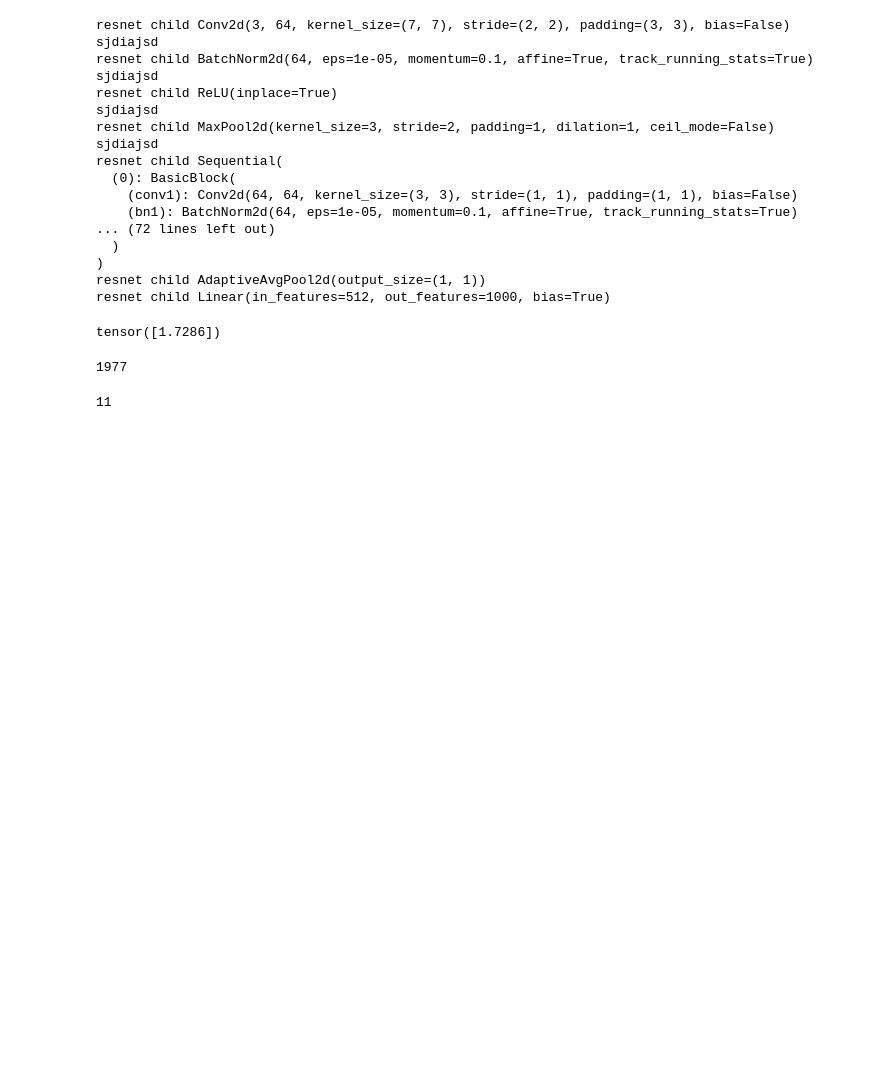
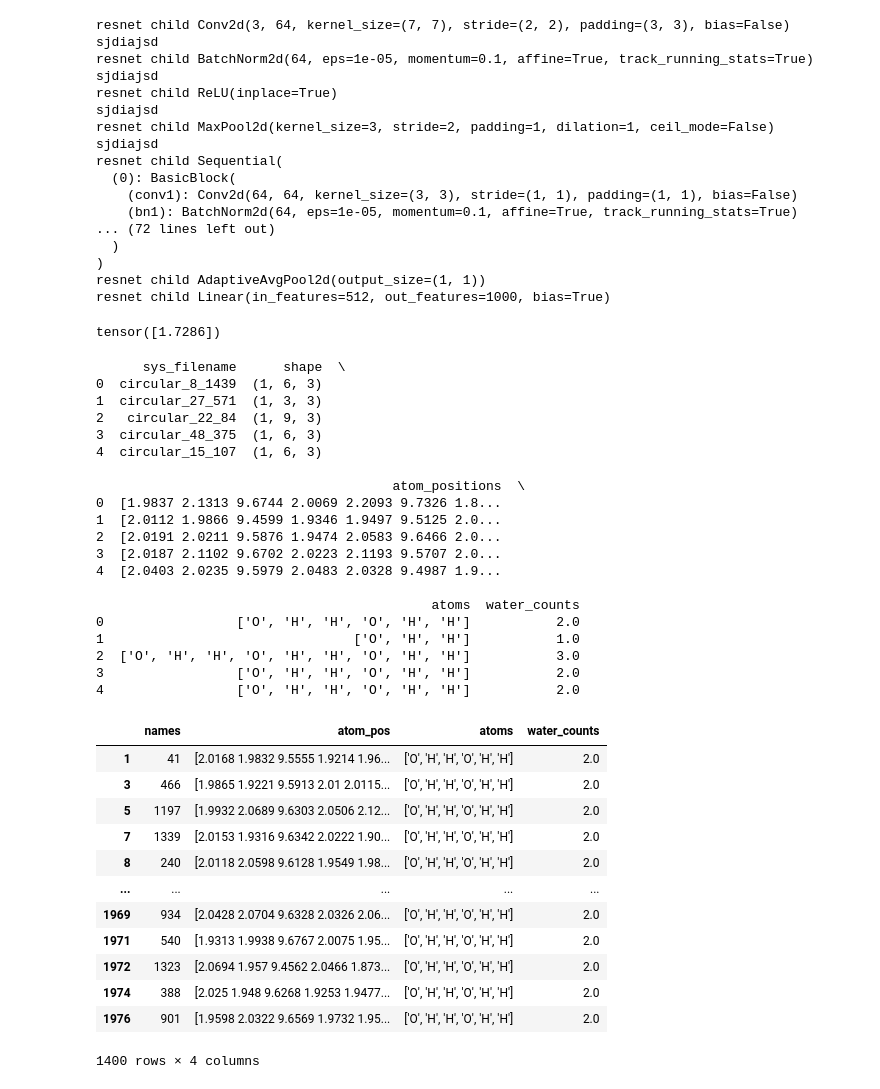
Before and after one commit to StevenZhang904/ScoreMD_EGNN, a Jupyter notebook: dataset/test.ipynb, the cells around one changed output. Saved outputs shown, nothing was run; the diff lists cells and outputs as text; code cells hidden in the pictures; blank space fills up the shorter version.

Commit message:
created data for diffusion as in position_data_2.csv simple diffusion started

```diff
--- a/dataset/test.ipynb
+++ b/dataset/test.ipynb
@@ -160,24 +160,63 @@ loss
 tensor([1.7286])
 # %%
 import pandas as pd
-sys_data = pd.read_csv("/home/cmu/Desktop/Summer_research/ScoreMD_EGNN/sys_data.csv")
-positions = sys_data[1].values
-atoms = sys_data["atom_positions"].values
-
+sys_data = pd.read_csv("/home/cmu/Desktop/Summer_research/sys_data.csv")
+print(sys_data.head())
+positions = sys_data["atom_positions"].values
+atoms_from_df = sys_data["atoms"].values
+water_counts = sys_data["water_counts"].values
 sys_file_names = sys_data["sys_filename"].values
 names = []
 atom_positions = []
 atoms = []
+counts = []
+displacement = []
 count = 0
 for x in range(len(sys_file_names)):
-    if sys_file_names[x] == "circular_22":
-        names.append(sys_file_names[x][11:])
+    if sys_file_names[x][:12] == "circular_22_":
+        names.append(sys_file_names[x][12:])
         atom_positions.append(positions[x])
-        atoms.append
-print(count)
+        atoms.append(atoms_from_df[x])
+        counts.append(water_counts[x])
+        # if x > 0:
+        #     displacement.append(positions[x]-positions[x-1])
+        # else:
+        #     displacement.append(0)
+# df = pd.DataFrame({"names": names, "atom_pos": atom_positions, "atoms": atoms, "water_counts": counts, "displacement": displacement})
+df = pd.DataFrame({"names": names, "atom_pos": atom_positions, "atoms": atoms, "water_counts": counts})
+# df[df["water_counts"] == 2].to_csv("/home/cmu/Desktop/Summer_research/position_data_2.csv", index = False, header= True)
+df[df["water_counts"] == 2]
 # %% [output]
-1977
+      sys_filename      shape  \
+0  circular_8_1439  (1, 6, 3)
+1  circular_27_571  (1, 3, 3)
+2   circular_22_84  (1, 9, 3)
+3  circular_48_375  (1, 6, 3)
+4  circular_15_107  (1, 6, 3)
+
+                                      atom_positions  \
+0  [1.9837 2.1313 9.6744 2.0069 2.2093 9.7326 1.8...
+1  [2.0112 1.9866 9.4599 1.9346 1.9497 9.5125 2.0...
+2  [2.0191 2.0211 9.5876 1.9474 2.0583 9.6466 2.0...
+3  [2.0187 2.1102 9.6702 2.0223 2.1193 9.5707 2.0...
+4  [2.0403 2.0235 9.5979 2.0483 2.0328 9.4987 1.9...
+
+                                           atoms  water_counts
+0                 ['O', 'H', 'H', 'O', 'H', 'H']           2.0
+1                                ['O', 'H', 'H']           1.0
+2  ['O', 'H', 'H', 'O', 'H', 'H', 'O', 'H', 'H']           3.0
+3                 ['O', 'H', 'H', 'O', 'H', 'H']           2.0
+4                 ['O', 'H', 'H', 'O', 'H', 'H']           2.0
+|  | names | atom_pos | atoms | water_counts |
+| 1 | 41 | [2.0168 1.9832 9.5555 1.9214 1.96... | ['O', 'H', 'H', 'O', 'H', 'H'] | 2.0 |
+| 3 | 466 | [1.9865 1.9221 9.5913 2.01 2.0115... | ['O', 'H', 'H', 'O', 'H', 'H'] | 2.0 |
+| 5 | 1197 | [1.9932 2.0689 9.6303 2.0506 2.12... | ['O', 'H', 'H', 'O', 'H', 'H'] | 2.0 |
+| 7 | 1339 | [2.0153 1.9316 9.6342 2.0222 1.90... | ['O', 'H', 'H', 'O', 'H', 'H'] | 2.0 |
+| 8 | 240 | [2.0118 2.0598 9.6128 1.9549 1.98... | ['O', 'H', 'H', 'O', 'H', 'H'] | 2.0 |
+| ... | ... | ... | ... | ... |
+| 1969 | 934 | [2.0428 2.0704 9.6328 2.0326 2.06... | ['O', 'H', 'H', 'O', 'H', 'H'] | 2.0 |
+| 1971 | 540 | [1.9313 1.9938 9.6767 2.0075 1.95... | ['O', 'H', 'H', 'O', 'H', 'H'] | 2.0 |
+| 1972 | 1323 | [2.0694 1.957 9.4562 2.0466 1.873... | ['O', 'H', 'H', 'O', 'H', 'H'] | 2.0 |
+| 1974 | 388 | [2.025 1.948 9.6268 1.9253 1.9477... | ['O', 'H', 'H', 'O', 'H', 'H'] | 2.0 |
+| 1976 | 901 | [1.9598 2.0322 9.6569 1.9732 1.95... | ['O', 'H', 'H', 'O', 'H', 'H'] | 2.0 |
+1400 rows × 4 columns
-# %%
-len("circular_22")
-# %% [output]
-11
```
Also changed, not shown: parts of 4 cells of this notebook, 3 other files.
